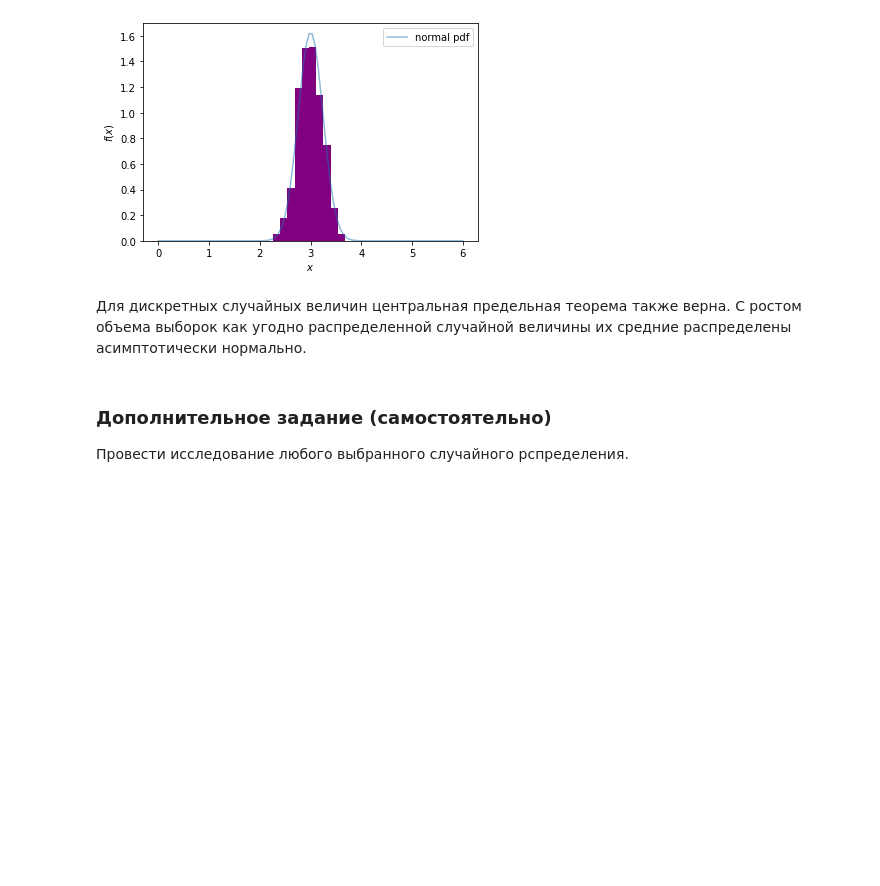
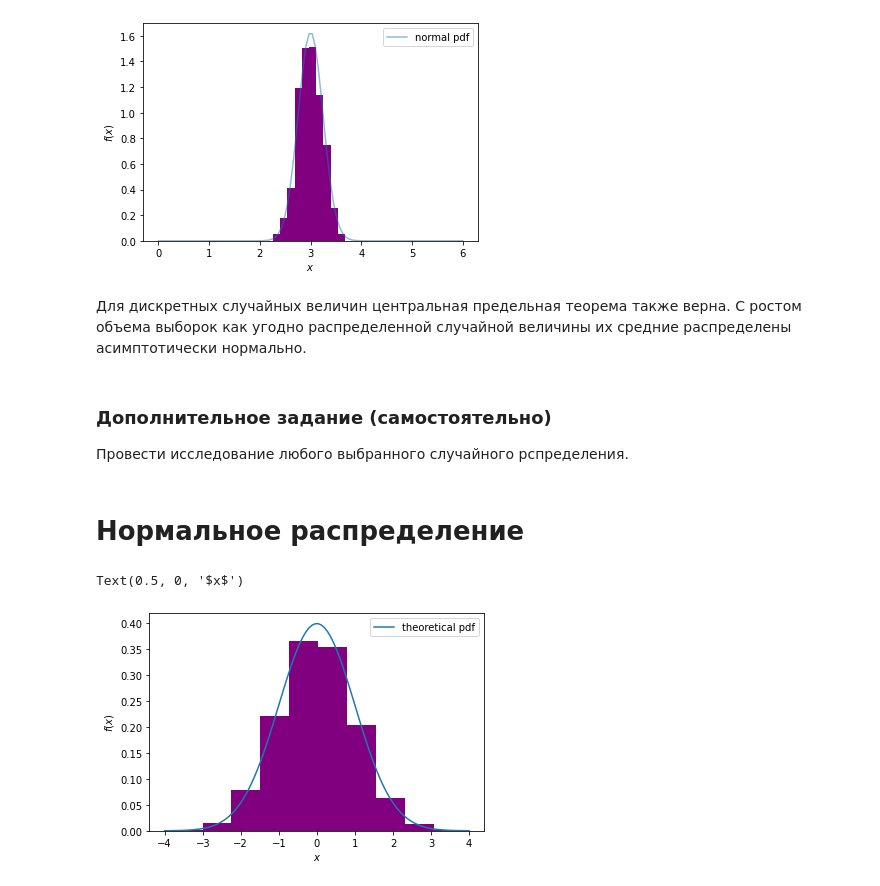
Before and after one commit to LezhninaYu/Polytech_tasks, a Jupyter notebook: ЛР№2 центральная предельная теорема.ipynb, the cells around one changed output. Saved outputs shown, nothing was run; the diff lists cells and outputs as text; code cells hidden in the pictures; blank space fills up the shorter version.

```diff
--- a/ЛР№2 центральная предельная теорема.ipynb
+++ b/ЛР№2 центральная предельная теорема.ipynb
@@ -156,3 +157,26 @@ for n in (choice):
 ### Дополнительное задание (самостоятельно)
 
 Провести исследование любого выбранного случайного рспределения.
+# %% [markdown]
+# Нормальное распределение
+# %%
+a = 0
+sigma = 1
+size = 10000
+r = sts.norm(loc=a,scale=sigma)
+
+    # plt.hist(r, density=True, histtype='stepfilled',alpha=0.8)
+    # plt.title('Normal')
+# %%
+# x = np.arange(0,13)
+x = np.linspace(-4,4,100)
+pdf = r.pdf(x)
+# pdd = sts.poisson.pmf(x, mylambda) #масса вероятности теоретической величины
+plt.hist(r.rvs(size), color='purple', density = True) #гистограмма по 1000 полученным случайным значениям
+plt.plot(x, pdf, label='theoretical pdf')
+plt.legend()
+plt.ylabel('$f(x)$')
+plt.xlabel('$x$')
+# %% [output]
+Text(0.5, 0, '$x$')
+[figure, added]
```
Also changed, not shown: parts of 3 cells of this notebook.
